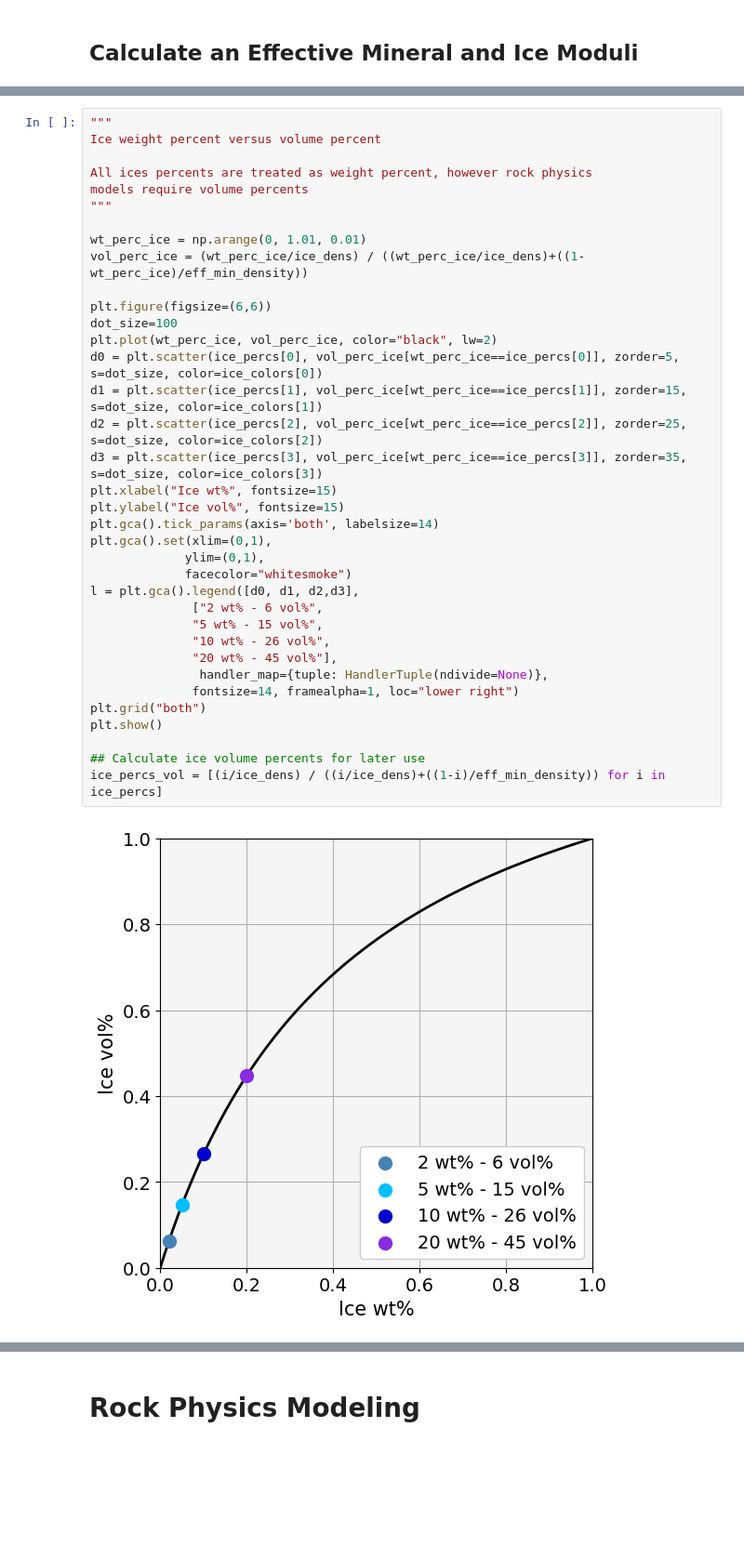
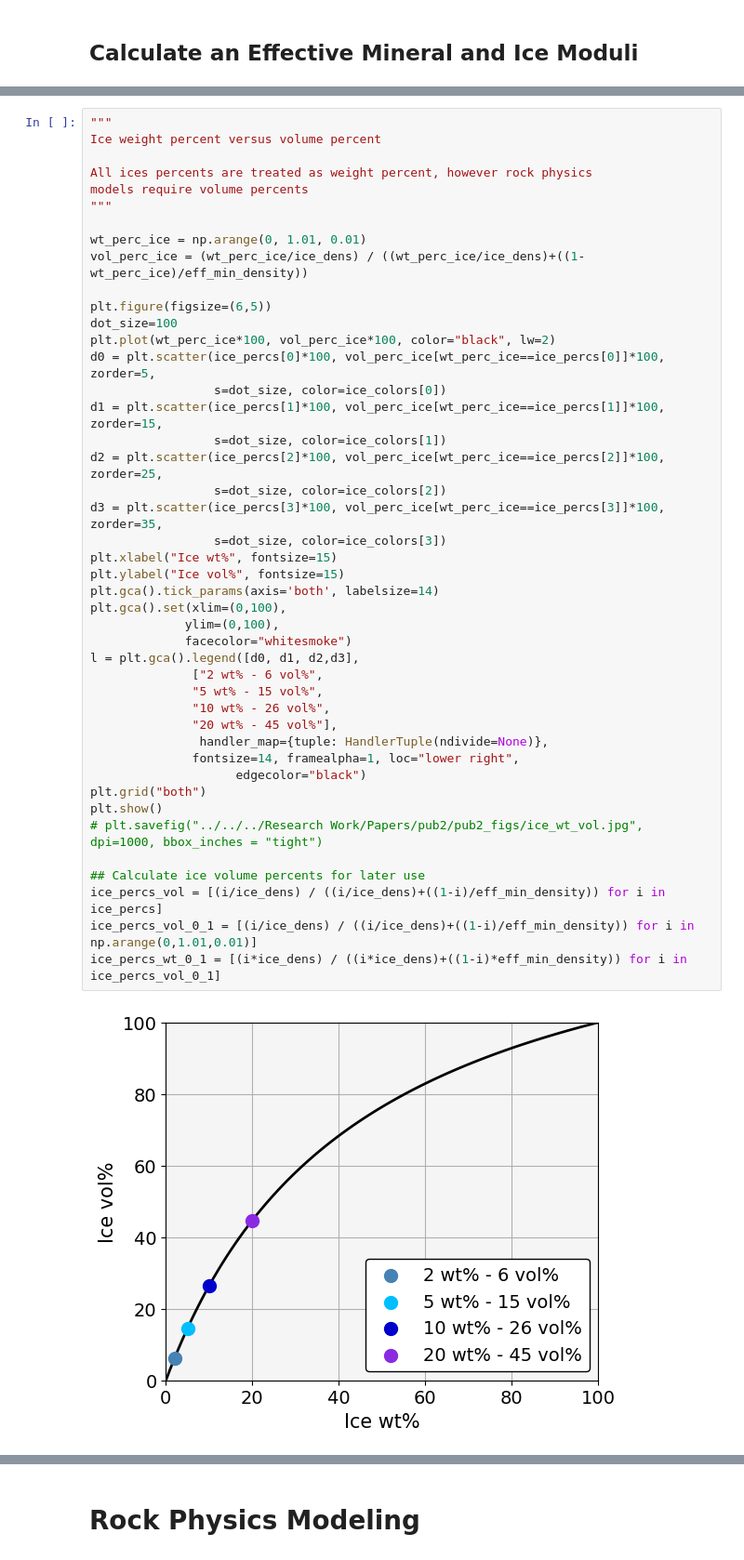
Before and after one commit to astroChance/LunarIce, a Jupyter notebook: notebooks/Icy_Regolith_Modeling.ipynb, the cells around one changed output, grey strips where cells are left out. Shown at 93% size. Drawn from its saved outputs; the diff is of its cells as text; blank space fills up the shorter version.

```diff
--- a/notebooks/Icy_Regolith_Modeling.ipynb
+++ b/notebooks/Icy_Regolith_Modeling.ipynb
@@ -607,41 +634,49 @@ for i in ice_percs:
 # %%
 """
 Ice weight percent versus volume percent
 
 All ices percents are treated as weight percent, however rock physics
 models require volume percents
 """
 
 wt_perc_ice = np.arange(0, 1.01, 0.01)
 vol_perc_ice = (wt_perc_ice/ice_dens) / ((wt_perc_ice/ice_dens)+((1-wt_perc_ice)/eff_min_density))
 
-plt.figure(figsize=(6,6))
+plt.figure(figsize=(6,5))
 dot_size=100
-plt.plot(wt_perc_ice, vol_perc_ice, color="black", lw=2)
-d0 = plt.scatter(ice_percs[0], vol_perc_ice[wt_perc_ice==ice_percs[0]], zorder=5, s=dot_size, color=ice_colors[0])
-d1 = plt.scatter(ice_percs[1], vol_perc_ice[wt_perc_ice==ice_percs[1]], zorder=15, s=dot_size, color=ice_colors[1])
-d2 = plt.scatter(ice_percs[2], vol_perc_ice[wt_perc_ice==ice_percs[2]], zorder=25, s=dot_size, color=ice_colors[2])
-d3 = plt.scatter(ice_percs[3], vol_perc_ice[wt_perc_ice==ice_percs[3]], zorder=35, s=dot_size, color=ice_colors[3])
+plt.plot(wt_perc_ice*100, vol_perc_ice*100, color="black", lw=2)
+d0 = plt.scatter(ice_percs[0]*100, vol_perc_ice[wt_perc_ice==ice_percs[0]]*100, zorder=5,
+                 s=dot_size, color=ice_colors[0])
+d1 = plt.scatter(ice_percs[1]*100, vol_perc_ice[wt_perc_ice==ice_percs[1]]*100, zorder=15,
+                 s=dot_size, color=ice_colors[1])
+d2 = plt.scatter(ice_percs[2]*100, vol_perc_ice[wt_perc_ice==ice_percs[2]]*100, zorder=25,
+                 s=dot_size, color=ice_colors[2])
+d3 = plt.scatter(ice_percs[3]*100, vol_perc_ice[wt_perc_ice==ice_percs[3]]*100, zorder=35,
+                 s=dot_size, color=ice_colors[3])
 plt.xlabel("Ice wt%", fontsize=15)
 plt.ylabel("Ice vol%", fontsize=15)
 plt.gca().tick_params(axis='both', labelsize=14)
-plt.gca().set(xlim=(0,1),
-             ylim=(0,1),
+plt.gca().set(xlim=(0,100),
+             ylim=(0,100),
              facecolor="whitesmoke")
 l = plt.gca().legend([d0, d1, d2,d3],
               ["2 wt% - 6 vol%",
               "5 wt% - 15 vol%",
               "10 wt% - 26 vol%",
               "20 wt% - 45 vol%"],
                handler_map={tuple: HandlerTuple(ndivide=None)},
-              fontsize=14, framealpha=1, loc="lower right")
+              fontsize=14, framealpha=1, loc="lower right",
+                    edgecolor="black")
 plt.grid("both")
 plt.show()
+# plt.savefig("../../../Research Work/Papers/pub2/pub2_figs/ice_wt_vol.jpg", dpi=1000, bbox_inches = "tight")
 
 ## Calculate ice volume percents for later use
 ice_percs_vol = [(i/ice_dens) / ((i/ice_dens)+((1-i)/eff_min_density)) for i in ice_percs]
+ice_percs_vol_0_1 = [(i/ice_dens) / ((i/ice_dens)+((1-i)/eff_min_density)) for i in np.arange(0,1.01,0.01)]
+ice_percs_wt_0_1 = [(i*ice_dens) / ((i*ice_dens)+((1-i)*eff_min_density)) for i in ice_percs_vol_0_1]
 # %% [output]
-[figure, old version]
+[figure, new version]
 # %%
 """
 Plot particle size distribution from LHT-1G and Ice Grains
```
Also changed, not shown: parts of 11 cells of this notebook, 2 other files.
